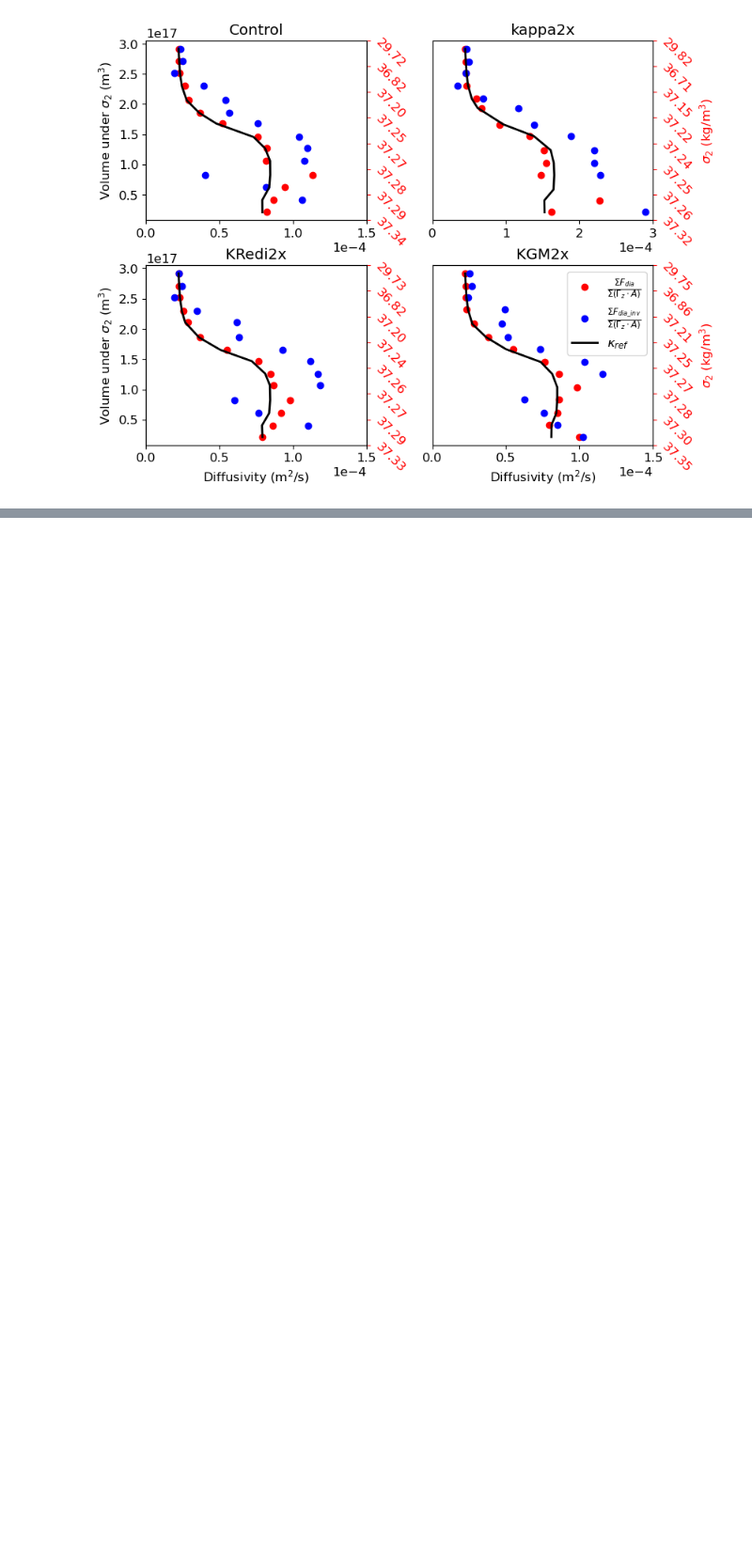
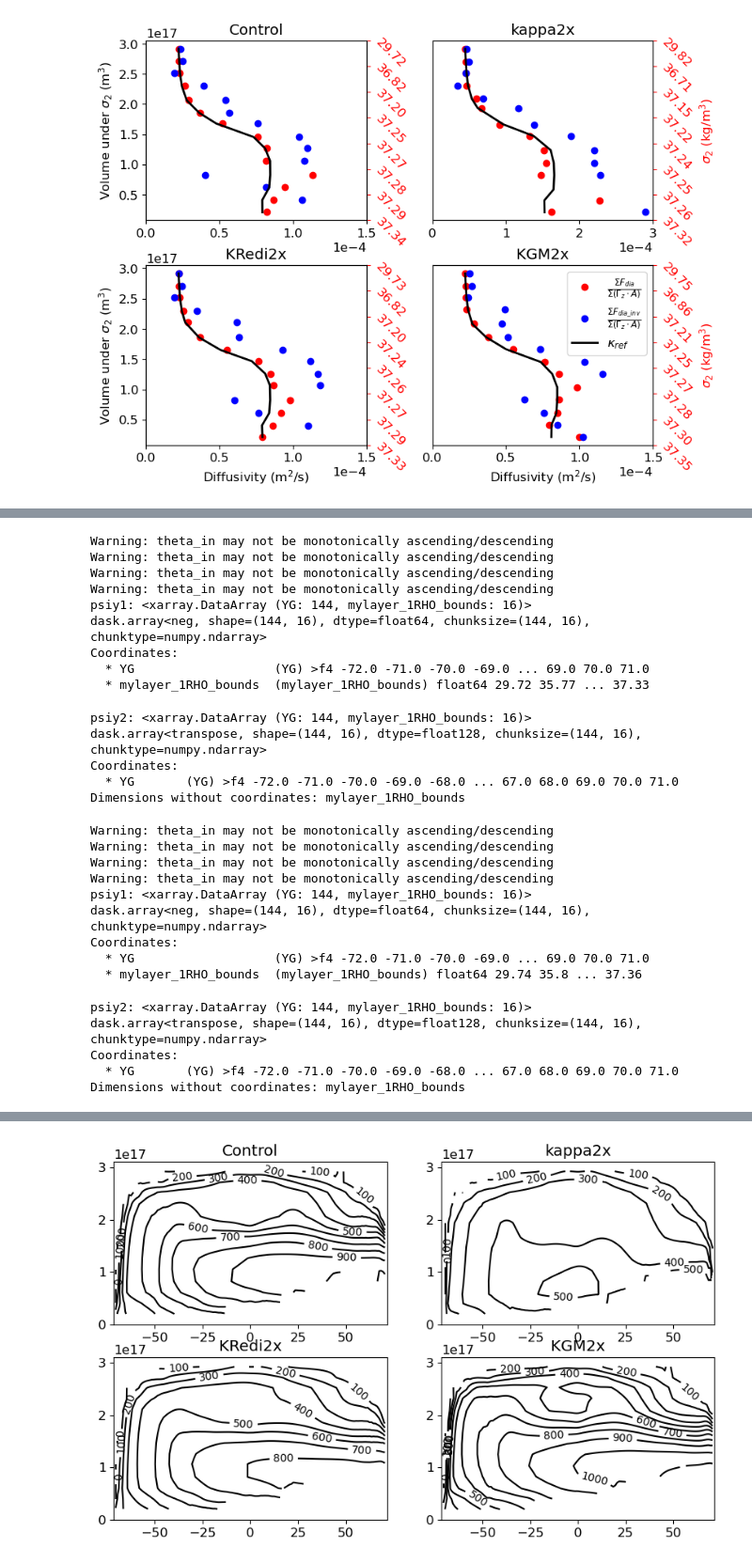
Before and after one commit to anthony-meza/test_age_framework, a Jupyter notebook: single_basin_production_figures.ipynb, the cells around one changed output, grey strips where cells are left out. Shown at 94% size. Cells and saved outputs as stored; diff of their text form; code cells hidden in the pictures; blank space fills up the shorter version.

Commit message:
Update single_basin_production_figures.ipynb
Add figure on separating upwelling and downwelling ages

```diff
--- a/single_basin_production_figures.ipynb
+++ b/single_basin_production_figures.ipynb
@@ -2026,10 +1757,0 @@ np.linspace(-10,10,20)
-# %%
-RunGM2x.ds
-#RunGM2x.sumVol_rho
-RunGM2x.PsiY_layers_opt_zonalsum
-RunGM2x.maxidslat40.load()
-RunGM2x.smoothedStreamfunc[RunGM2x.maxidslat40].load()
-# %%
-RunGM2x.PsiY_layers_opt_zonalsum
-RunGM2x.maxidslat40.load()
-RunGM2x.smoothedStreamfunc[RunGM2x.maxidslat40].load()
@@ -2192,6 +1764,29 @@ def isopycnal_mapping_age(self,xaxison=True,yaxison=True,legendon=False,xrightla
     '''
     variables:age_z_layers_np_bounds_xr,z_layers_np_bounds_xr
     '''
+
+    dPsiY_layers_opt= layers_apply((self.fVoly)/self.ds.drF ,(self.rhoatV_nonan-1000), np.array(self.layers1_bounds), self.ds.drF, self.ds.drC, 10, 'Z', 'mylayer_1RHO_bounds')
+    dPsiY_layers_opt_zonalsum=(dPsiY_layers_opt).sum('XC')
+    PsiY_layers_opt_zonalsum=-dPsiY_layers_opt_zonalsum[:,::-1].cumsum('mylayer_1RHO_bounds')[:,::-1]
+    self.PsiY_layers_opt_zonalsum=-dPsiY_layers_opt_zonalsum[:,::-1].cumsum('mylayer_1RHO_bounds')[:,::-1]
+    print("psiy1:",self.PsiY_layers_opt_zonalsum)
+    ########################################
+    #if not 'PsiY_layers_opt_zonalsum' in vars(self).keys()
+    #(144, 60, 16)
+    dPsiY_layers_opt= layers_apply((self.fVoly)/self.ds.drF ,(self.rhoatV_nonan-1000), np.array(self.layers1_bounds), self.ds.drF, self.ds.drC, 10, 'Z', 'mylayer_1RHO_bounds')
+    dPsiX_layers_opt= layers_apply((self.fVolx)/self.ds.drF ,(self.rhoatU_nonan-1000), np.array(self.layers1_bounds), self.ds.drF, self.ds.drC, 10, 'Z', 'mylayer_1RHO_bounds')
+    PsiY_layers_opt=-dPsiY_layers_opt[:,:,::-1].cumsum('mylayer_1RHO_bounds')[:,:,::-1]
+    PsiX_layers_opt=-dPsiX_layers_opt[:,:,::-1].cumsum('mylayer_1RHO_bounds')[:,:,::-1]
+    #fvoldia: diapycnal volume transport, shape: (144,60,16)
+    fvoldia0=self.grid.diff(PsiX_layers_opt,'X',boundary='periodic')+self.grid.diff(PsiY_layers_opt,'Y')
+    ###
+    fvoldia=self.diaFluxOnRho_3D(fx=self.fVolx.load().data,fy=self.fVoly.load().data,fz=self.fVolr.load().data,rhoidvec=np.arange(0,self.Nlayersbin))
+    fvoldia=0*fvoldia0+fvoldia.transpose(1,2,0)
+    self.PsiY_layers_opt_zonalsum=self.grid.cumsum(fvoldia.sum('XC'),'Y')
+    print("psiy2:",self.PsiY_layers_opt_zonalsum)
+    self.fvoldia=fvoldia
+    self.fvoldia0=fvoldia0
+
     ##################################################
     #interpolating age by accumulating the value at the boundary between two density layers in the original coordinate
     age=self.ds.PTRtave01
@@ -2262,7 +1857,11 @@ def isopycnal_mapping_age(self,xaxison=True,yaxison=True,legendon=False,xrightla
     ageplot=age_layer_xr_np_bounds_zonalmean
     #ageplot=age_layer_boundinterp_xr_zonalmean
 
-    plt.contourf(self.ds.YC,volbelow,ageplot.T/31104000,cmap=plt.cm.YlOrRd,levels=np.arange(0,1210,100))
+    self.ageplot=ageplot.T/31104000
+    self.ageploty=self.ds.YC
+    self.ageplotz=volbelow
+    CS=plt.contour(self.ds.YC,volbelow,ageplot.T/31104000,levels=np.arange(0,1210,100),colors='k')
+    plt.clabel(CS, inline=True, fontsize=10)
 
 
 
@@ -2326,3 +1925,4 @@ plt.title('KGM2x')
 #fig.savefig(Path(savedir+'Invert_streamfunction_value_fullrange.pdf'), bbox_inches='tight')
 
 fig.savefig(Path(savedir+'Poster_age_isopycnal.pdf'), bbox_inches='tight')
+# %% [output]
@@ -2328,0 +1953,28 @@ fig.savefig(Path(savedir+'Poster_age_isopycnal.pdf'), bbox_inches='tight')
+Warning: theta_in may not be monotonically ascending/descending
+Warning: theta_in may not be monotonically ascending/descending
+Warning: theta_in may not be monotonically ascending/descending
+Warning: theta_in may not be monotonically ascending/descending
+psiy1: <xarray.DataArray (YG: 144, mylayer_1RHO_bounds: 16)>
+dask.array<neg, shape=(144, 16), dtype=float64, chunksize=(144, 16), chunktype=numpy.ndarray>
+Coordinates:
+  * YG                   (YG) >f4 -72.0 -71.0 -70.0 -69.0 ... 69.0 70.0 71.0
+  * mylayer_1RHO_bounds  (mylayer_1RHO_bounds) float64 29.72 35.77 ... 37.33
+psiy2: <xarray.DataArray (YG: 144, mylayer_1RHO_bounds: 16)>
+dask.array<transpose, shape=(144, 16), dtype=float128, chunksize=(144, 16), chunktype=numpy.ndarray>
+Coordinates:
+  * YG       (YG) >f4 -72.0 -71.0 -70.0 -69.0 -68.0 ... 67.0 68.0 69.0 70.0 71.0
+Dimensions without coordinates: mylayer_1RHO_bounds
+Warning: theta_in may not be monotonically ascending/descending
+Warning: theta_in may not be monotonically ascending/descending
+Warning: theta_in may not be monotonically ascending/descending
+Warning: theta_in may not be monotonically ascending/descending
+psiy1: <xarray.DataArray (YG: 144, mylayer_1RHO_bounds: 16)>
+dask.array<neg, shape=(144, 16), dtype=float64, chunksize=(144, 16), chunktype=numpy.ndarray>
+Coordinates:
+  * YG                   (YG) >f4 -72.0 -71.0 -70.0 -69.0 ... 69.0 70.0 71.0
+  * mylayer_1RHO_bounds  (mylayer_1RHO_bounds) float64 29.74 35.8 ... 37.36
+psiy2: <xarray.DataArray (YG: 144, mylayer_1RHO_bounds: 16)>
+dask.array<transpose, shape=(144, 16), dtype=float128, chunksize=(144, 16), chunktype=numpy.ndarray>
+Coordinates:
+  * YG       (YG) >f4 -72.0 -71.0 -70.0 -69.0 -68.0 ... 67.0 68.0 69.0 70.0 71.0
+Dimensions without coordinates: mylayer_1RHO_bounds
@@ -2328,0 +1985 @@ fig.savefig(Path(savedir+'Poster_age_isopycnal.pdf'), bbox_inches='tight')
+[figure, added]
```
Also changed, not shown: parts of 26 cells of this notebook.
